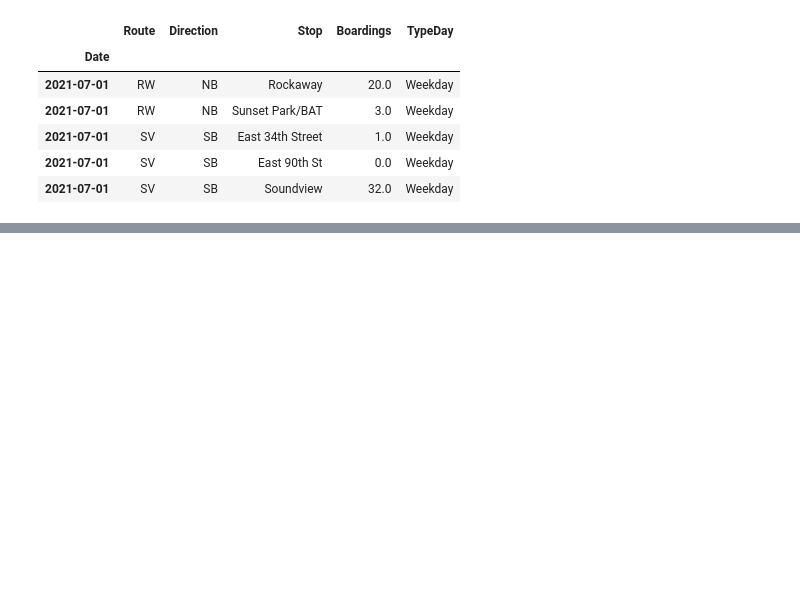
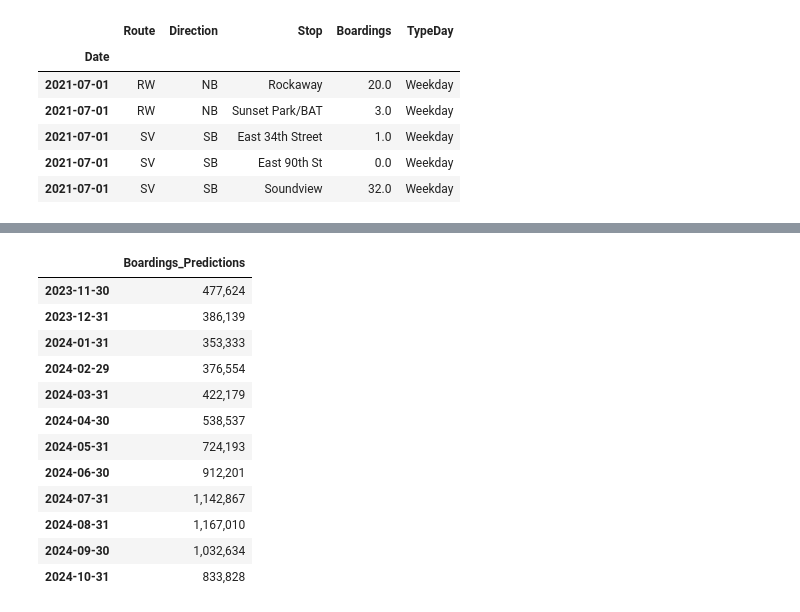
Before and after one commit to Eric-Conn/NYCFerryData_TimeSeriesForcasting, a Jupyter notebook: FerryDataFinalReport.ipynb, the cells around one changed output, grey strips where cells are left out. Saved outputs shown, nothing was run; the diff lists cells and outputs as text; code cells hidden in the pictures; blank space fills up the shorter version.

```diff
--- a/FerryDataFinalReport.ipynb
+++ b/FerryDataFinalReport.ipynb
@@ -329,0 +390,25 @@ Suppose we want to predict the revenue for the next 12 months from ticket sales
+# %%
+def styled_df(df):
+    s = (
+
+        df.style.hide_columns(['Coded_Time', 'Month', 'S', 'T', 'ST'])
+        .format({'Boardings_Predictions': '{:,.0f}'} )
+
+    )
+    return s
+# %%
+styled_df(view_predictions)
+# %% [output]
+|  | Boardings_Predictions |
+| 2023-11-30 | 477,624 |
+| 2023-12-31 | 386,139 |
+| 2024-01-31 | 353,333 |
+| 2024-02-29 | 376,554 |
+| 2024-03-31 | 422,179 |
+| 2024-04-30 | 538,537 |
+| 2024-05-31 | 724,193 |
+| 2024-06-30 | 912,201 |
+| 2024-07-31 | 1,142,867 |
+| 2024-08-31 | 1,167,010 |
+| 2024-09-30 | 1,032,634 |
+| 2024-10-31 | 833,828 |
```
Also changed, not shown: parts of 38 cells of this notebook, 1 other file.
